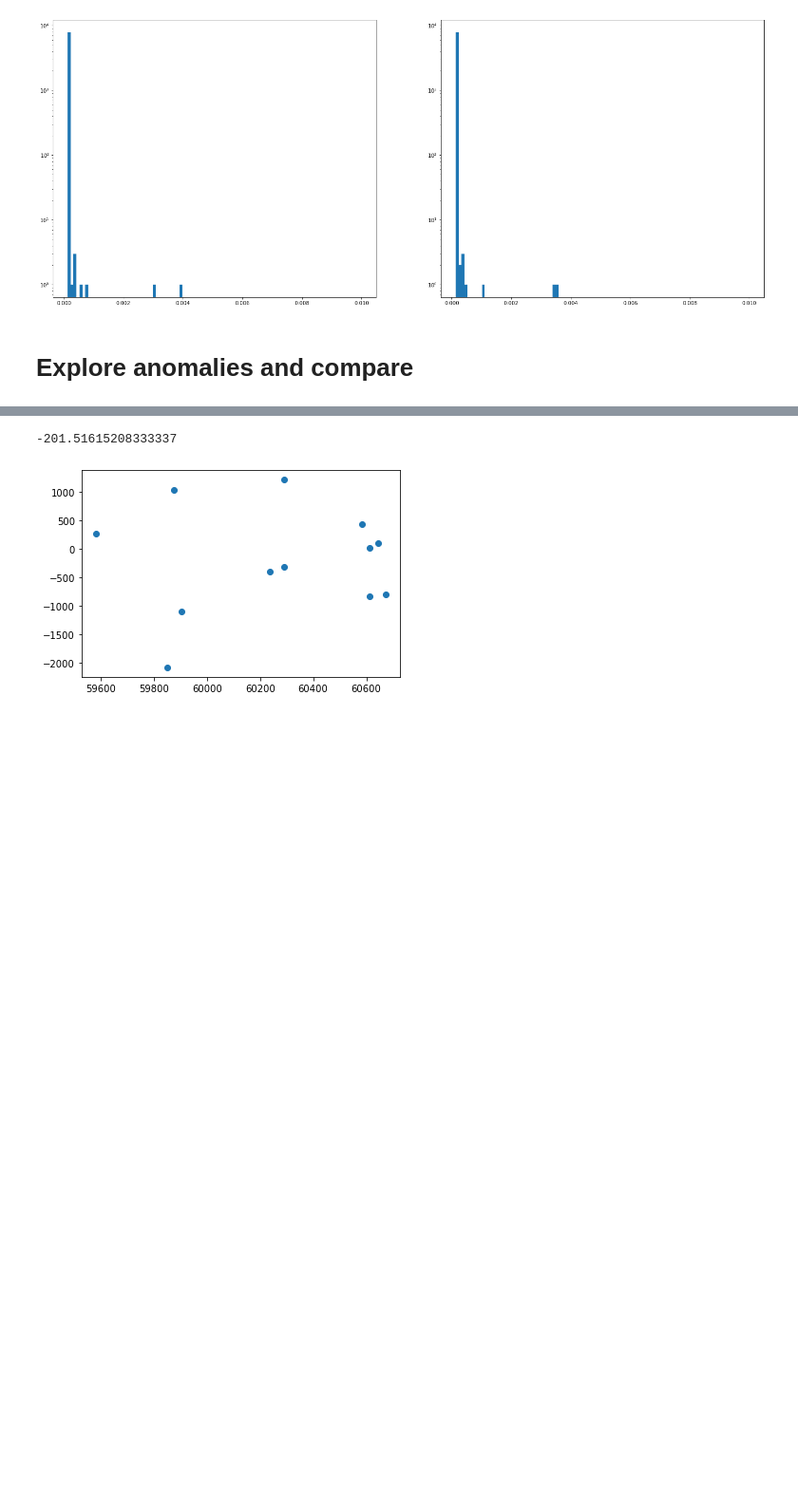
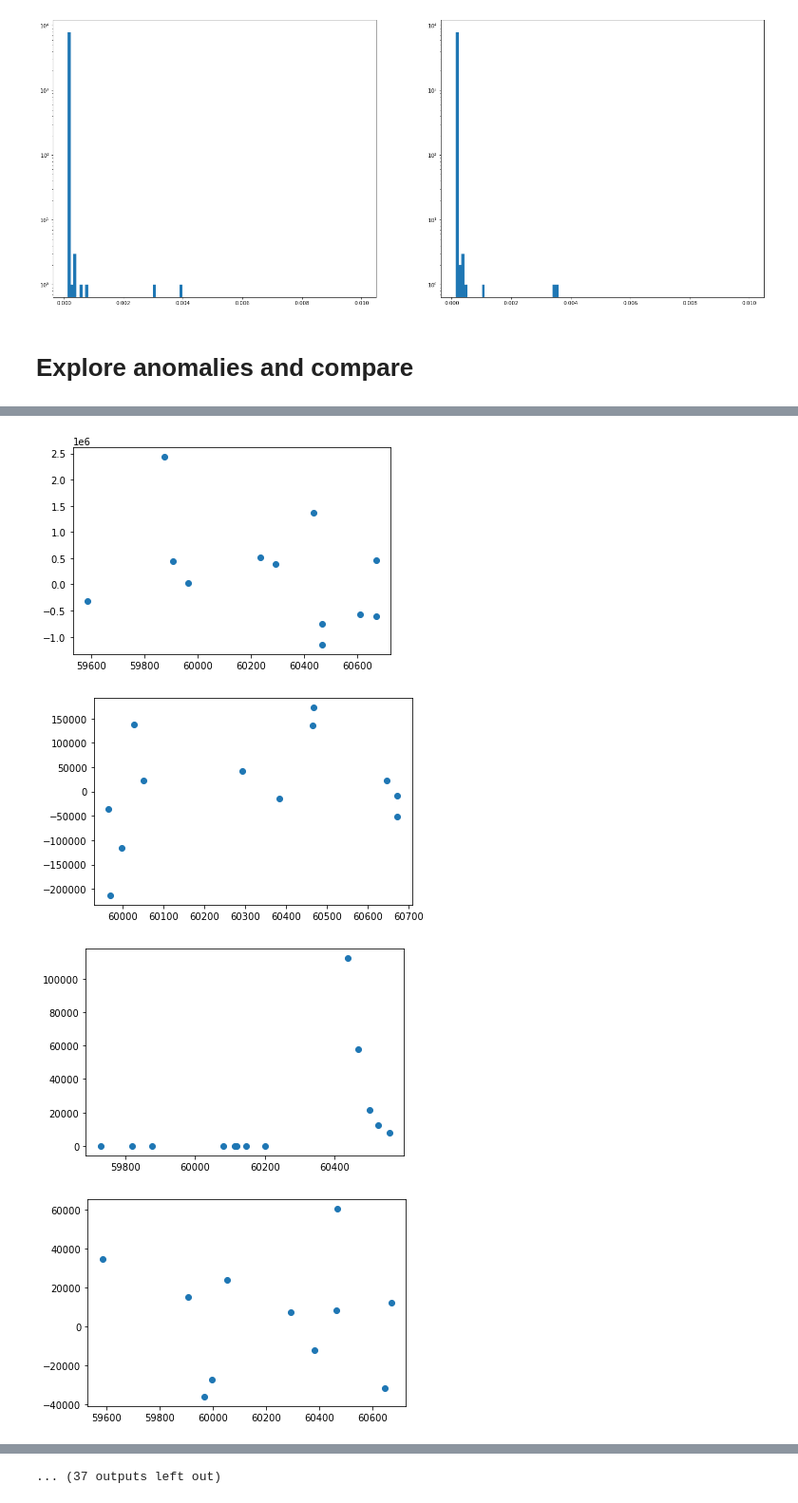
Before and after one commit to cosmic-hi-5/astropology, a Jupyter notebook: anomaly/u_band_plasticc.ipynb, the cells around one changed output, grey strips where cells are left out. Shown: that part at 95% size. Drawn from its saved outputs; the diff is of its cells as text; code cells hidden in the pictures; blank space fills up the shorter version.

```diff
--- a/anomaly/u_band_plasticc.ipynb
+++ b/anomaly/u_band_plasticc.ipynb
@@ -192,10 +237,14 @@ bd_neg_idx = np.argsort(wd_neg_score)
 # %%
-rank = -100
-objid = idx_id_wd_neg[wd_neg_idx[rank], 1]
-
-lc = u_lcs[f"{objid}"]
-mjd = u_lcs_mjd[f"{objid}"]
-
-plt.scatter(mjd, lc)
-np.nanmean(lc)
+for rank in range(1, 50):
+    object_id = rank_to_object_id(-rank, bd_neg_score, idx_id_bd_neg)
+    lc = u_lcs[f"{object_id}"]
+    mjd = u_mjds[f"{object_id}"]
+    plt.scatter(mjd, lc)
+    plt.show()
+    # print(np.nanmean(lc))
+    # print(meta_data.loc[object_id, ["target", "true_target"]])
 # %% [output]
+[figure, new version]
+[figure, added]
+[figure, added]
+[figure, added]
@@ -202,2 +259 @@ np.nanmean(lc)
--201.51615208333337
+... (37 outputs left out)
-[figure, old version]
```
Also changed, not shown: parts of 11 cells of this notebook.
